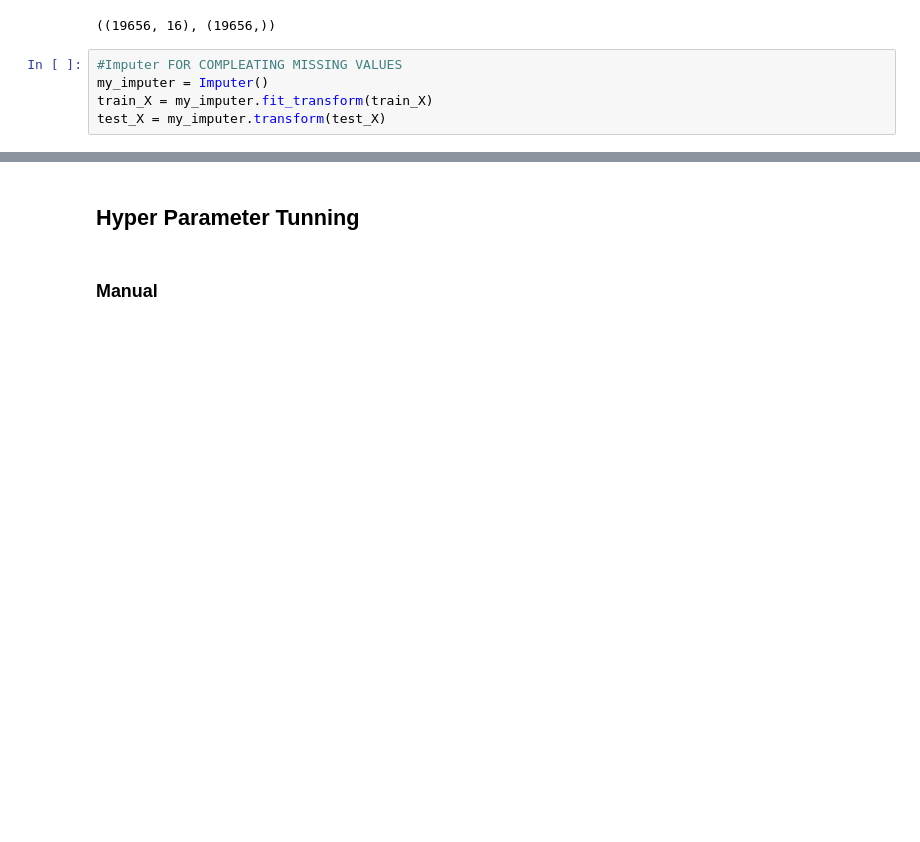
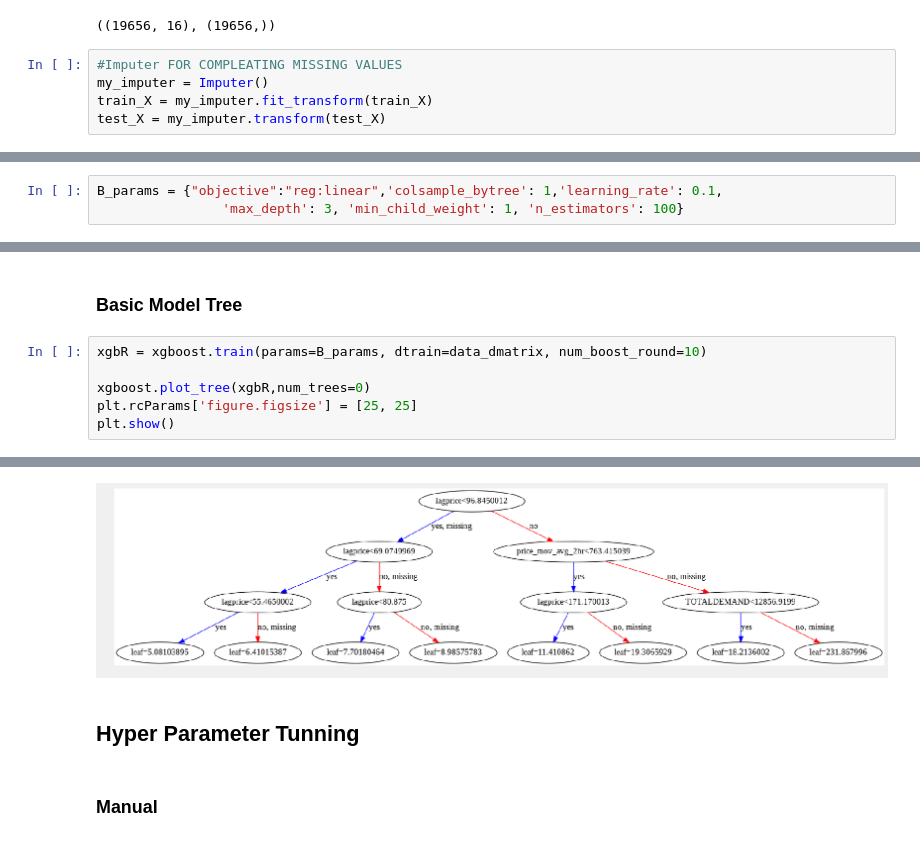
Before and after one commit to DonaldTurton/AT2_Advanced_Data_Algorithms, a Jupyter notebook: XGB_Model.ipynb, the cells around one changed output, grey strips where cells are left out. Saved outputs shown, nothing was run; the diff lists cells and outputs as text; blank space fills up the shorter version.

```diff
--- a/XGB_Model.ipynb
+++ b/XGB_Model.ipynb
@@ -232,5 +208,8 @@ XGBRegressor(base_score=0.5, booster='gbtree', colsample_bylevel=1,
              n_jobs=1, nthread=None, objective='reg:linear', random_state=0,
              reg_alpha=0, reg_lambda=1, scale_pos_weight=1, seed=None,
              silent=None, subsample=1, verbosity=1)
+# %%
+B_params = {"objective":"reg:linear",'colsample_bytree': 1,'learning_rate': 0.1,
+                'max_depth': 3, 'min_child_weight': 1, 'n_estimators': 100}
 # %%
 # make predictions
@@ -274,0 +338,9 @@ Accuracy: 82.96 %.
+# %% [markdown]
+### Basic Model Tree
+# %%
+xgbR = xgboost.train(params=B_params, dtrain=data_dmatrix, num_boost_round=10)
+
+xgboost.plot_tree(xgbR,num_trees=0)
+plt.rcParams['figure.figsize'] = [25, 25]
+plt.show()
+# %% [output]
@@ -275,3 +348,4 @@ Accuracy: 82.96 %.
+[figure, added]
 # %% [markdown]
 ## Hyper Parameter Tunning
 # %% [markdown]
```
Also changed, not shown: parts of 29 cells of this notebook.
